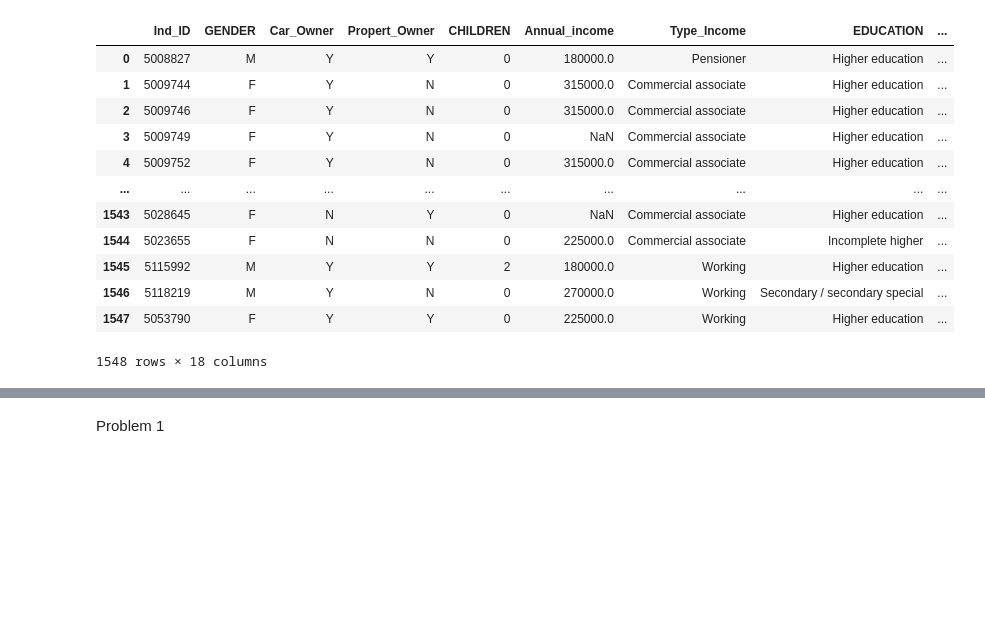
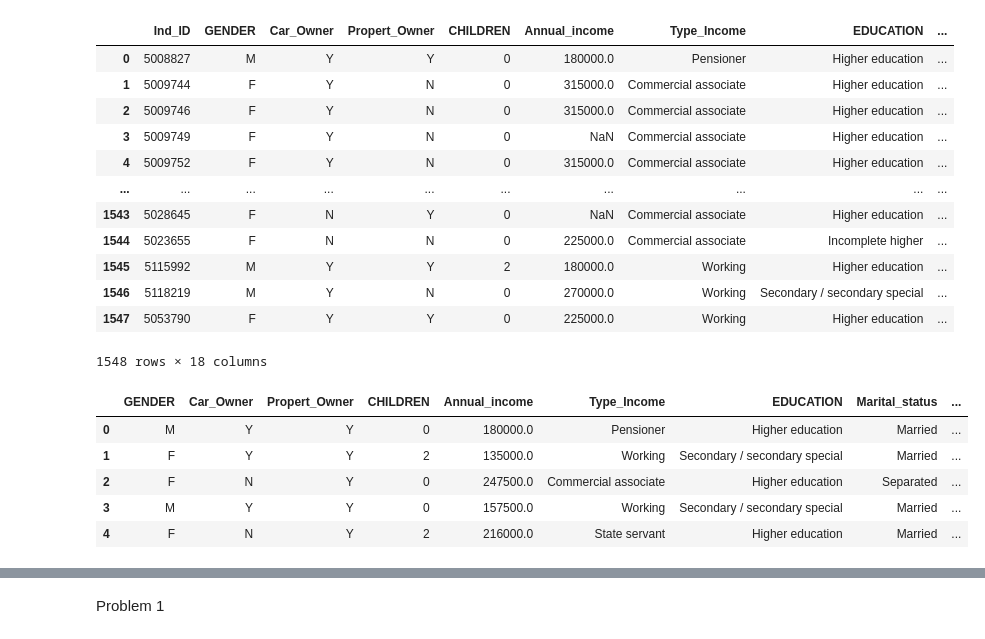
Before and after one commit to TonyPepperonl/Tonycsci_1070, a Jupyter notebook: week_06/hw 6.ipynb, the cells around one changed output, grey strips where cells are left out. Cells and saved outputs as stored; diff of their text form; code cells hidden in the pictures; blank space fills up the shorter version.

```diff
--- a/week_06/hw 6.ipynb
+++ b/week_06/hw 6.ipynb
@@ -23,3 +23,16 @@ cd_df
 | 1546 | 5118219 | M | Y | N | 0 | 270000.0 | Working | Secondary / secondary special | ... |
 | 1547 | 5053790 | F | Y | Y | 0 | 225000.0 | Working | Higher education | ... |
 1548 rows × 18 columns
+# %%
+
+
+df = pd.merge(cd_df, cdl_df, on='Ind_ID', how="outer")
+df = df.drop(columns=['Ind_ID','Mobile_phone'], axis=1)
+df.head()
+# %% [output]
+|  | GENDER | Car_Owner | Propert_Owner | CHILDREN | Annual_income | Type_Income | EDUCATION | Marital_status | ... |
+| 0 | M | Y | Y | 0 | 180000.0 | Pensioner | Higher education | Married | ... |
+| 1 | F | Y | Y | 2 | 135000.0 | Working | Secondary / secondary special | Married | ... |
+| 2 | F | N | Y | 0 | 247500.0 | Commercial associate | Higher education | Separated | ... |
+| 3 | M | Y | Y | 0 | 157500.0 | Working | Secondary / secondary special | Married | ... |
+| 4 | F | N | Y | 2 | 216000.0 | State servant | Higher education | Married | ... |
```
Also changed, not shown: parts of 11 cells of this notebook, 1 other file.
